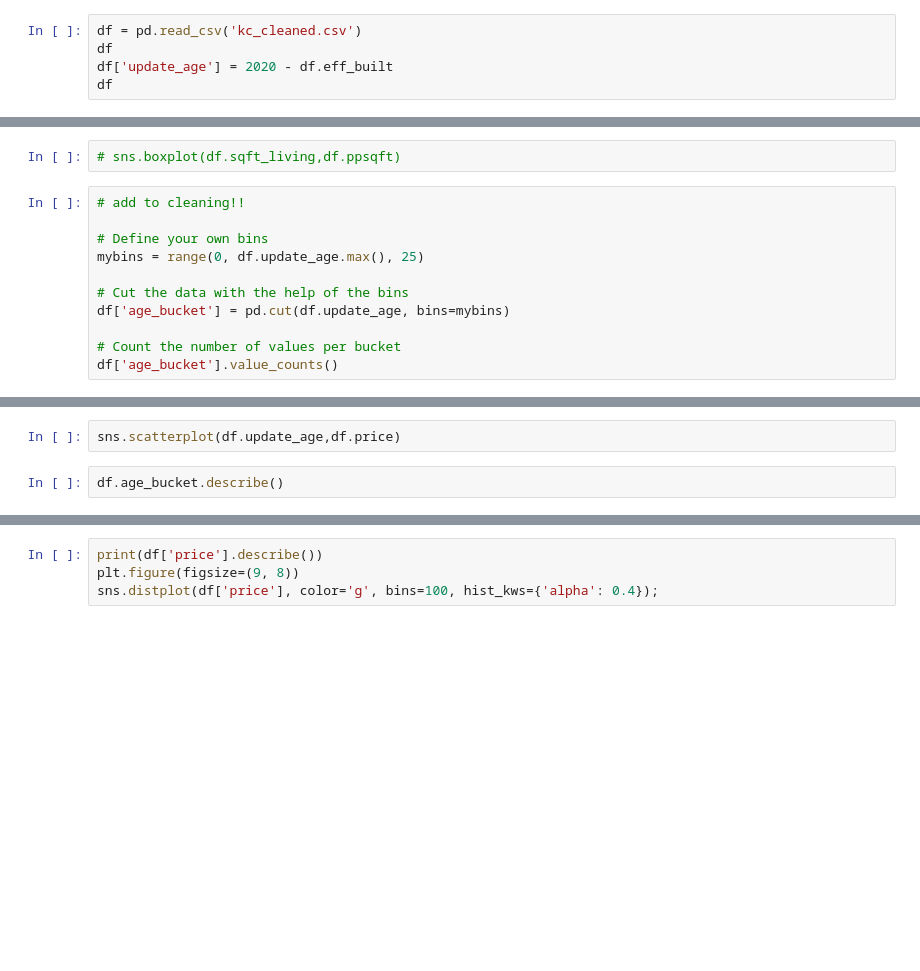
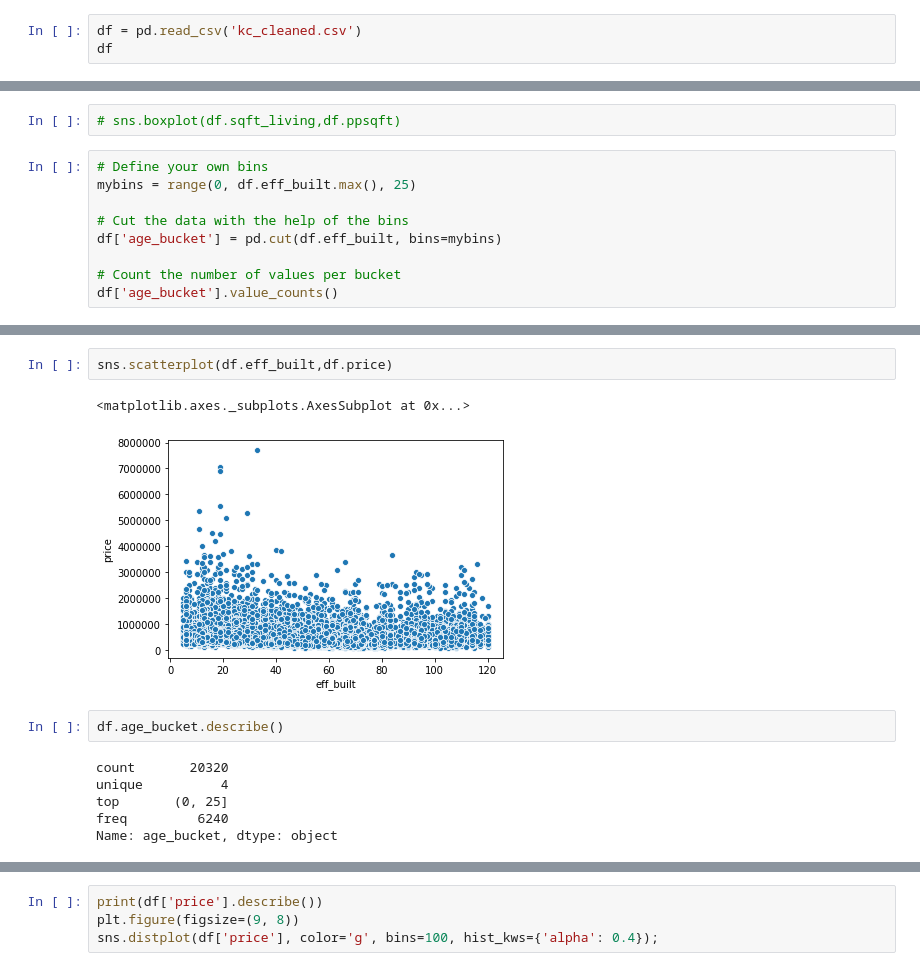
Before and after one commit to Al-Cap/A-House-with-a-View, a Jupyter notebook: Notebooks/EDA_AW.ipynb, the cells around one changed output, grey strips where cells are left out. Saved outputs shown, nothing was run; the diff lists cells and outputs as text; blank space fills up the shorter version.

```diff
--- a/Notebooks/EDA_AW.ipynb
+++ b/Notebooks/EDA_AW.ipynb
@@ -11,5 +13,3 @@ cd ..
 # %%
 df = pd.read_csv('kc_cleaned.csv')
 df
-df['update_age'] = 2020 - df.eff_built
-df
@@ -45,13 +57,11 @@ df
 # %%
 # sns.boxplot(df.sqft_living,df.ppsqft)
 # %%
-# add to cleaning!!
-
 # Define your own bins
-mybins = range(0, df.update_age.max(), 25)
+mybins = range(0, df.eff_built.max(), 25)
 
 # Cut the data with the help of the bins
-df['age_bucket'] = pd.cut(df.update_age, bins=mybins)
+df['age_bucket'] = pd.cut(df.eff_built, bins=mybins)
 
 # Count the number of values per bucket
 df['age_bucket'].value_counts()
@@ -61,5 +80,14 @@ sns.boxplot(df.age_bucket,df.price)
 # %%
-sns.scatterplot(df.update_age,df.price)
+sns.scatterplot(df.eff_built,df.price)
+# %% [output]
+<matplotlib.axes._subplots.AxesSubplot at 0x...>
+[figure, added]
 # %%
 df.age_bucket.describe()
+# %% [output]
+count       20320
+unique          4
+top       (0, 25]
+freq         6240
+Name: age_bucket, dtype: object
 # %%
```
Also changed, not shown: parts of 28 cells of this notebook, 1 other file.
